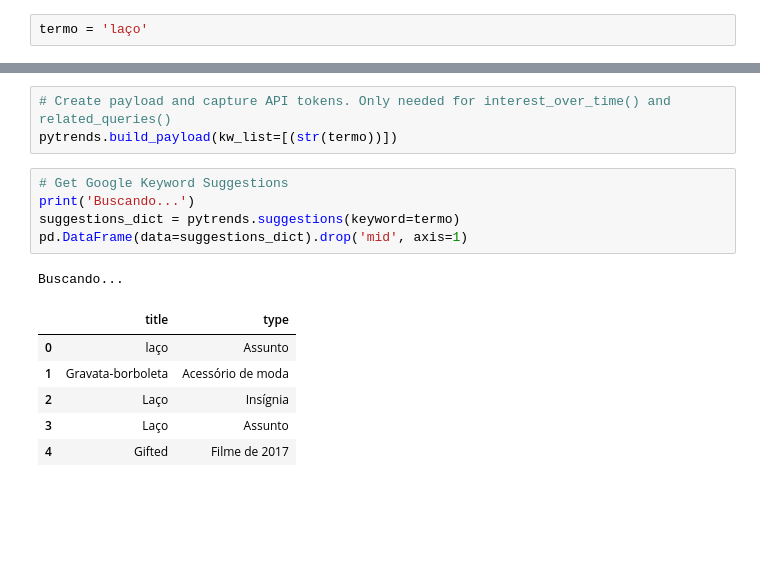
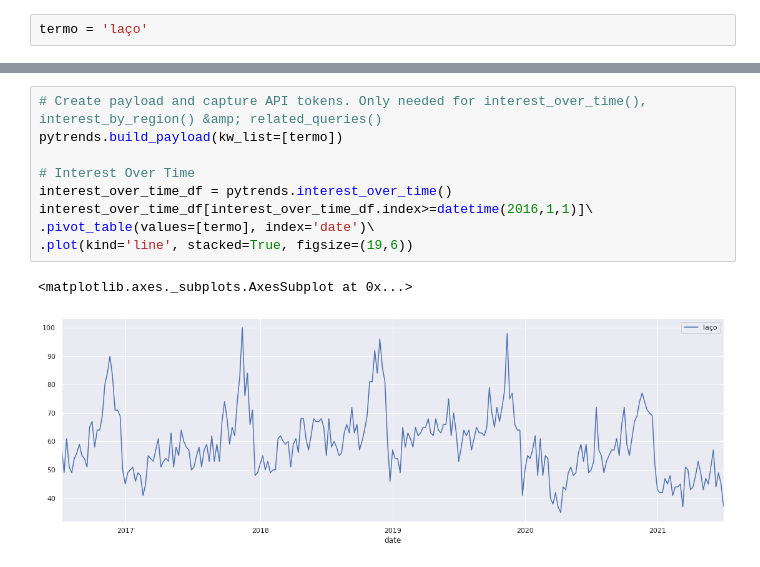
Before and after one commit to jamesgilbs/portifolio, a Jupyter notebook: SEO/GoogleTrends.ipynb, the cells around one changed output, grey strips where cells are left out. Drawn from its saved outputs; the diff is of its cells as text; blank space fills up the shorter version.

```diff
--- a/SEO/GoogleTrends.ipynb
+++ b/SEO/GoogleTrends.ipynb
@@ -55,16 +76,12 @@ termo = 'laço'
 # %%
-# Create payload and capture API tokens. Only needed for interest_over_time() and related_queries()
-pytrends.build_payload(kw_list=[(str(termo))])
+# Create payload and capture API tokens. Only needed for interest_over_time(), interest_by_region() &amp; related_queries()
+pytrends.build_payload(kw_list=[termo])
+
+# Interest Over Time
+interest_over_time_df = pytrends.interest_over_time()
+interest_over_time_df[interest_over_time_df.index>=datetime(2016,1,1)]\
+.pivot_table(values=[termo], index='date')\
+.plot(kind='line', stacked=True, figsize=(19,6))
+# %% [output]
+<matplotlib.axes._subplots.AxesSubplot at 0x...>
+[figure, added]
-# %%
-# Get Google Keyword Suggestions
-print('Buscando...')
-suggestions_dict = pytrends.suggestions(keyword=termo)
-pd.DataFrame(data=suggestions_dict).drop('mid', axis=1)
-# %% [output]
-Buscando...
-|  | title | type |
-| 0 | laço | Assunto |
-| 1 | Gravata-borboleta | Acessório de moda |
-| 2 | Laço | Insígnia |
-| 3 | Laço | Assunto |
-| 4 | Gifted | Filme de 2017 |
```
Also changed, not shown: parts of 11 cells of this notebook.
